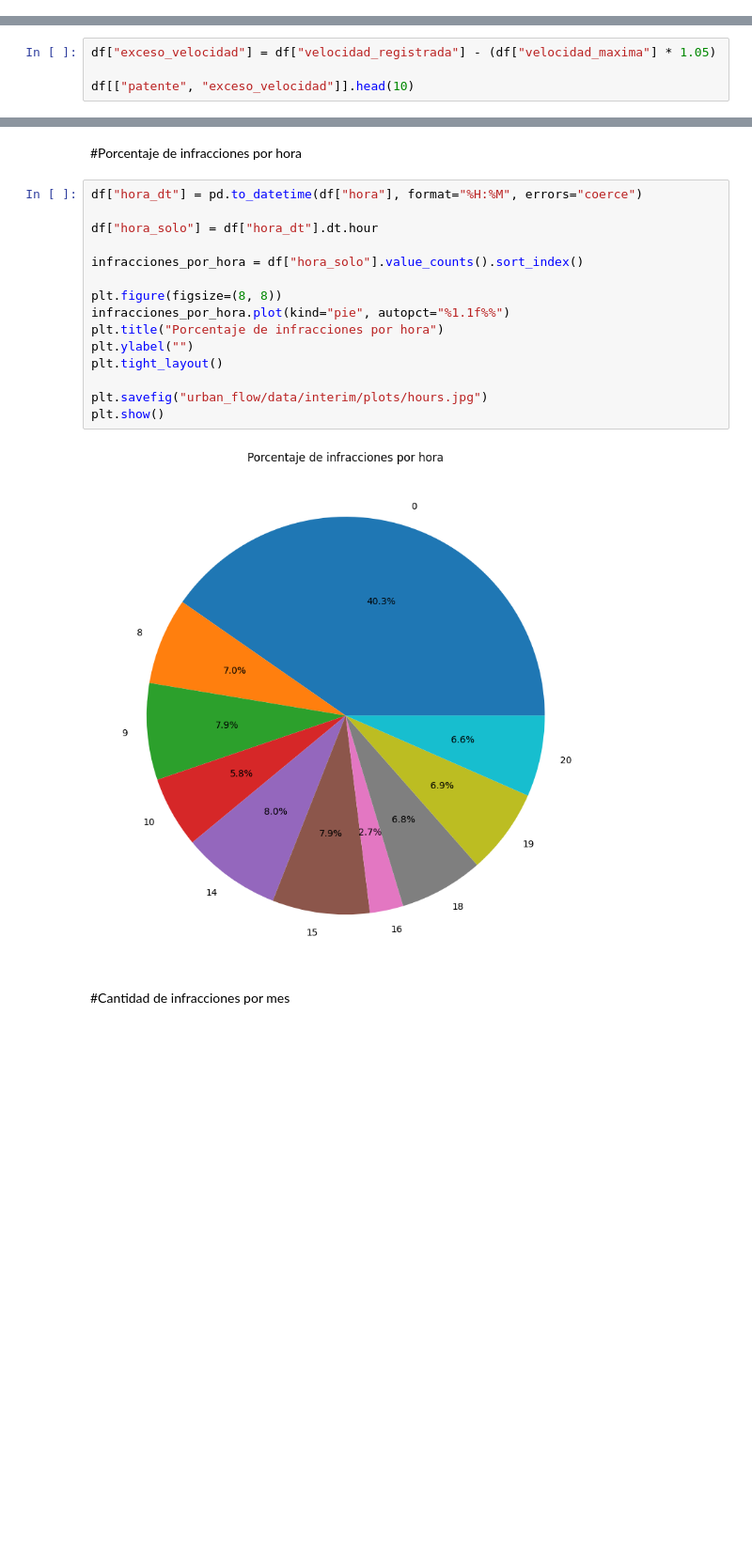
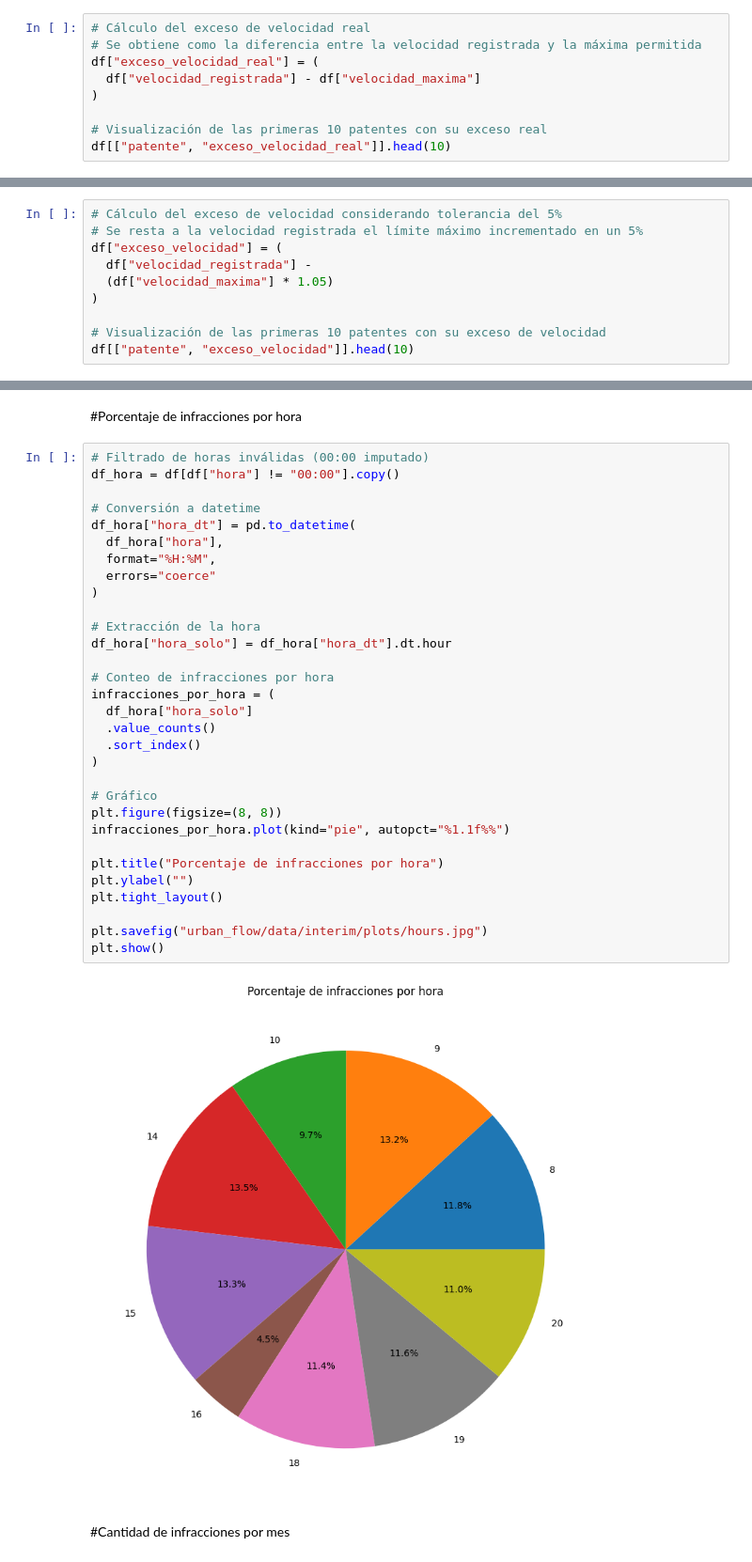
Before and after one commit to FrancoLavi/urban-flow-tp, a Jupyter notebook: Urban_Flow.ipynb, the cells around one changed output, grey strips where cells are left out. Shown at 94% size. Saved outputs shown, nothing was run; the diff lists cells and outputs as text; blank space fills up the shorter version.

```diff
--- a/Urban_Flow.ipynb
+++ b/Urban_Flow.ipynb
@@ -496,0 +528,9 @@ df[["patente", "exceso_velocidad_real"]].head(10)
+# %%
+# Cálculo del exceso de velocidad real
+# Se obtiene como la diferencia entre la velocidad registrada y la máxima permitida
+df["exceso_velocidad_real"] = (
+  df["velocidad_registrada"] - df["velocidad_maxima"]
+)
+
+# Visualización de las primeras 10 patentes con su exceso real
+df[["patente", "exceso_velocidad_real"]].head(10)
@@ -497,6 +549,2 @@ df[["patente", "exceso_velocidad_real"]].head(10)
 # %% [markdown]
 #Crear columna exceso_velocidad
-# %%
-df["exceso_velocidad"] = df["velocidad_registrada"] - (df["velocidad_maxima"] * 1.05)
-
-df[["patente", "exceso_velocidad"]].head(10)
@@ -514,0 +551,10 @@ df[["patente", "exceso_velocidad"]].head(10)
+# %%
+# Cálculo del exceso de velocidad considerando tolerancia del 5%
+# Se resta a la velocidad registrada el límite máximo incrementado en un 5%
+df["exceso_velocidad"] = (
+  df["velocidad_registrada"] -
+  (df["velocidad_maxima"] * 1.05)
+)
+
+# Visualización de las primeras 10 patentes con su exceso de velocidad
+df[["patente", "exceso_velocidad"]].head(10)
@@ -699,22 +796,38 @@ plt.show()
 # %% [markdown]
 #Porcentaje de infracciones por hora
 # %%
-df["hora_dt"] = pd.to_datetime(df["hora"], format="%H:%M", errors="coerce")
+# Filtrado de horas inválidas (00:00 imputado)
+df_hora = df[df["hora"] != "00:00"].copy()
 
-df["hora_solo"] = df["hora_dt"].dt.hour
+# Conversión a datetime
+df_hora["hora_dt"] = pd.to_datetime(
+  df_hora["hora"],
+  format="%H:%M",
+  errors="coerce"
+)
 
-infracciones_por_hora = df["hora_solo"].value_counts().sort_index()
+# Extracción de la hora
+df_hora["hora_solo"] = df_hora["hora_dt"].dt.hour
 
+# Conteo de infracciones por hora
+infracciones_por_hora = (
+  df_hora["hora_solo"]
+  .value_counts()
+  .sort_index()
+)
+
+# Gráfico
 plt.figure(figsize=(8, 8))
 infracciones_por_hora.plot(kind="pie", autopct="%1.1f%%")
+
 plt.title("Porcentaje de infracciones por hora")
 plt.ylabel("")
 plt.tight_layout()
 
 plt.savefig("urban_flow/data/interim/plots/hours.jpg")
 plt.show()
 # %% [output]
-[figure, old version]
+[figure, new version]
 # %% [markdown]
 #Cantidad de infracciones por mes
 # %%
```
Also changed, not shown: parts of 20 cells of this notebook.
